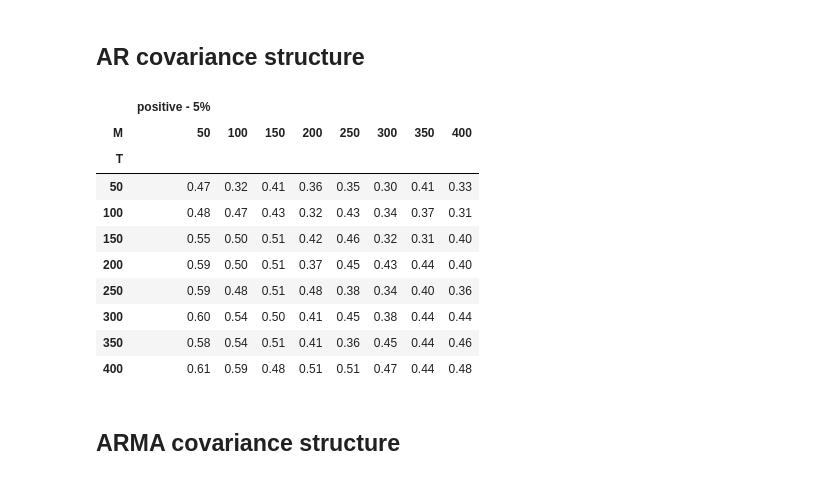
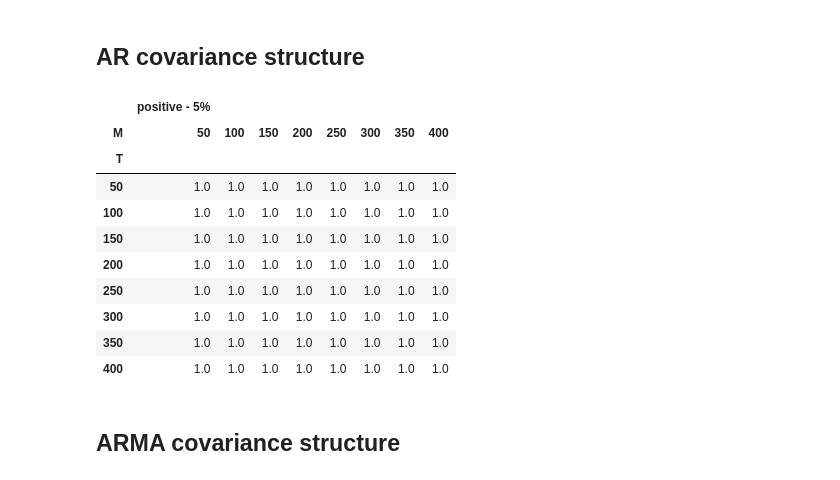
Before and after one commit to alexisrosuel/gpy-test, a Jupyter notebook: notebooks/level_power_check.ipynb, the cells around one changed output. Saved outputs shown, nothing was run; the diff lists cells and outputs as text; code cells hidden in the pictures.

```diff
--- a/notebooks/level_power_check.ipynb
+++ b/notebooks/level_power_check.ipynb
@@ -154,7 +164,8 @@ df.with_columns(
 ## AR time series
 # %%
 time_ar, time_ma = 0, 0.8
-space_ar, space_ma = 0, 0
+space_ar_1, space_ma_1 = 0, 0
+space_ar_2, space_ma_2 = 0, 0
 
 tasks = []
 for T in T_range:
@@ -169,8 +180,10 @@ for T in T_range:
                 "burn": burn,
                 "time_ar": time_ar,
                 "time_ma": time_ma,
-                "space_ar": space_ar,
-                "space_ma": space_ma,
+                "space_ar_1": space_ar_1,
+                "space_ma_1": space_ma_1,
+                "space_ar_2": space_ar_2,
+                "space_ma_2": space_ma_2,
                 "is_complex_gaussian": is_complex_gaussian,
             },
         )
@@ -201,7 +214,8 @@ df.with_columns(
 ## ARMA time series
 # %%
 time_ar, time_ma = 0.2, 0.8
-space_ar, space_ma = 0, 0
+space_ar_1, space_ma_1 = 0, 0
+space_ar_2, space_ma_2 = 0, 0
 
 tasks = []
 for T in T_range:
@@ -216,8 +230,10 @@ for T in T_range:
                 "burn": burn,
                 "time_ar": time_ar,
                 "time_ma": time_ma,
-                "space_ar": space_ar,
-                "space_ma": space_ma,
+                "space_ar_1": space_ar_1,
+                "space_ma_1": space_ma_1,
+                "space_ar_2": space_ar_2,
+                "space_ma_2": space_ma_2,
                 "is_complex_gaussian": is_complex_gaussian,
             },
         )
@@ -250,7 +266,8 @@ df.with_columns(
 # %%
 # MA covariance structure
 time_ar, time_ma = 0.2, 0.8
-space_ar, space_ma = 0, 0.8
+space_ar_1, space_ma_1 = 0, 0.8
+space_ar_2, space_ma_2 = 0, 0.3
 
 tasks = []
 for T in T_range:
@@ -265,8 +282,10 @@ for T in T_range:
                 "burn": burn,
                 "time_ar": time_ar,
                 "time_ma": time_ma,
-                "space_ar": space_ar,
-                "space_ma": space_ma,
+                "space_ar_1": space_ar_1,
+                "space_ma_1": space_ma_1,
+                "space_ar_2": space_ar_2,
+                "space_ma_2": space_ma_2,
                 "is_complex_gaussian": is_complex_gaussian,
             },
         )
@@ -277,9 +296,9 @@ results = Parallel(n_jobs=-1)(delayed(run_batch)(*task) for task in tqdm(tasks))
 df = load_batch("ma_dependence")
 positive_column_name = f"positive - {level:.0%}"
 df.with_columns(
-    (pl.col("test_statistic") > 1.4).alias(positive_column_name).cast(pl.Float64)
+    (pl.col("test_statistic") > 4.99).alias(positive_column_name).cast(pl.Float64)
 ).group_by(
-    ["T", "M", "time_ar", "time_ma", "space_ar", "space_ma"]
+    ["T", "M", "time_ar", "time_ma", "space_ar_1", "space_ma_1", "space_ar_2", "space_ma_2"]
 ).mean().to_pandas().pivot(
     index="T", columns=["M"], values=[positive_column_name]
 )
@@ -300,7 +319,8 @@ df.with_columns(
 # %%
 # AR covariance structure
 time_ar, time_ma = 0.2, 0.8
-space_ar, space_ma = 0.2, 0
+space_ar_1, space_ma_1 = 0.8, 0
+space_ar_2, space_ma_2 = -0.3, 0
 
 # real gaussian data
 is_complex_gaussian = False
@@ -309,45 +329,47 @@ tasks = []
 for T in T_range:
     for M in M_range:
         task = (
             run,
             n_repeats,
             "ar_dependence",
             {
                 "T": T,
                 "M": M,
                 "burn": burn,
                 "time_ar": time_ar,
                 "time_ma": time_ma,
-                "space_ar": space_ar,
-                "space_ma": space_ma,
+                "space_ar_1": space_ar_1,
+                "space_ma_1": space_ma_1,
+                "space_ar_2": space_ar_2,
+                "space_ma_2": space_ma_2,
                 "is_complex_gaussian": is_complex_gaussian,
             },
         )
         tasks.append(task)
 
 results = Parallel(n_jobs=-1)(delayed(run_batch)(*task) for task in tqdm(tasks))
 
 df = load_batch("ar_dependence")
 positive_column_name = f"positive - {level:.0%}"
 df.with_columns(
-    (pl.col("test_statistic") > 1.4).alias(positive_column_name).cast(pl.Float64)
+    (pl.col("test_statistic") > 4.99).alias(positive_column_name).cast(pl.Float64)
 ).group_by(
-    ["T", "M", "time_ar", "time_ma", "space_ar", "space_ma"]
+    ["T", "M", "time_ar", "time_ma", "space_ar_1", "space_ma_1", "space_ar_2", "space_ma_2"]
 ).mean().to_pandas().pivot(
     index="T", columns=["M"], values=[positive_column_name]
 )
 # %% [output]
 |  | positive - 5% |  |  |  |  |  |  |  |
 | M | 50 | 100 | 150 | 200 | 250 | 300 | 350 | 400 |
 | T |  |  |  |  |  |  |  |  |
-| 50 | 0.47 | 0.32 | 0.41 | 0.36 | 0.35 | 0.30 | 0.41 | 0.33 |
-| 100 | 0.48 | 0.47 | 0.43 | 0.32 | 0.43 | 0.34 | 0.37 | 0.31 |
-| 150 | 0.55 | 0.50 | 0.51 | 0.42 | 0.46 | 0.32 | 0.31 | 0.40 |
-| 200 | 0.59 | 0.50 | 0.51 | 0.37 | 0.45 | 0.43 | 0.44 | 0.40 |
-| 250 | 0.59 | 0.48 | 0.51 | 0.48 | 0.38 | 0.34 | 0.40 | 0.36 |
-| 300 | 0.60 | 0.54 | 0.50 | 0.41 | 0.45 | 0.38 | 0.44 | 0.44 |
-| 350 | 0.58 | 0.54 | 0.51 | 0.41 | 0.36 | 0.45 | 0.44 | 0.46 |
-| 400 | 0.61 | 0.59 | 0.48 | 0.51 | 0.51 | 0.47 | 0.44 | 0.48 |
+| 50 | 1.0 | 1.0 | 1.0 | 1.0 | 1.0 | 1.0 | 1.0 | 1.0 |
+| 100 | 1.0 | 1.0 | 1.0 | 1.0 | 1.0 | 1.0 | 1.0 | 1.0 |
+| 150 | 1.0 | 1.0 | 1.0 | 1.0 | 1.0 | 1.0 | 1.0 | 1.0 |
+| 200 | 1.0 | 1.0 | 1.0 | 1.0 | 1.0 | 1.0 | 1.0 | 1.0 |
+| 250 | 1.0 | 1.0 | 1.0 | 1.0 | 1.0 | 1.0 | 1.0 | 1.0 |
+| 300 | 1.0 | 1.0 | 1.0 | 1.0 | 1.0 | 1.0 | 1.0 | 1.0 |
+| 350 | 1.0 | 1.0 | 1.0 | 1.0 | 1.0 | 1.0 | 1.0 | 1.0 |
+| 400 | 1.0 | 1.0 | 1.0 | 1.0 | 1.0 | 1.0 | 1.0 | 1.0 |
 # %% [markdown]
 ## ARMA covariance structure
 # %%
```
Also changed, not shown: parts of 8 cells of this notebook, 20 other files.
